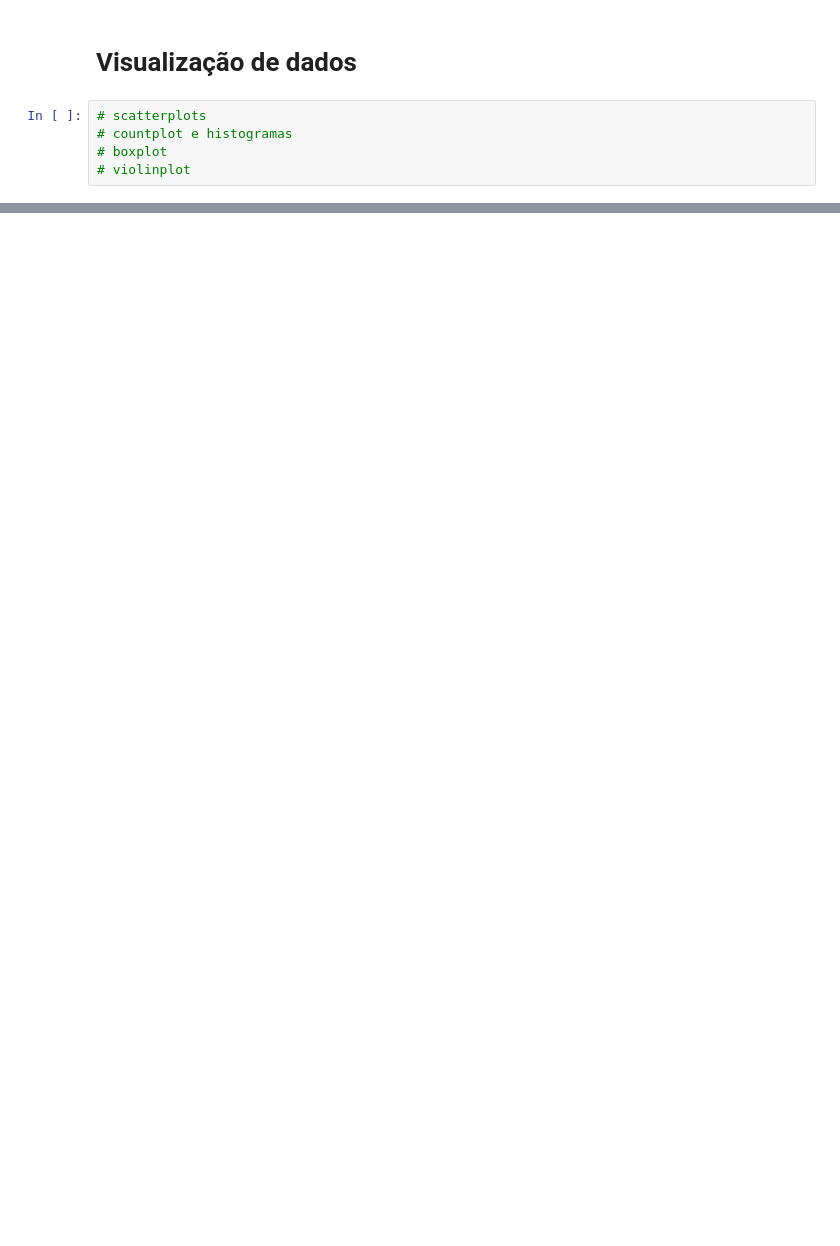
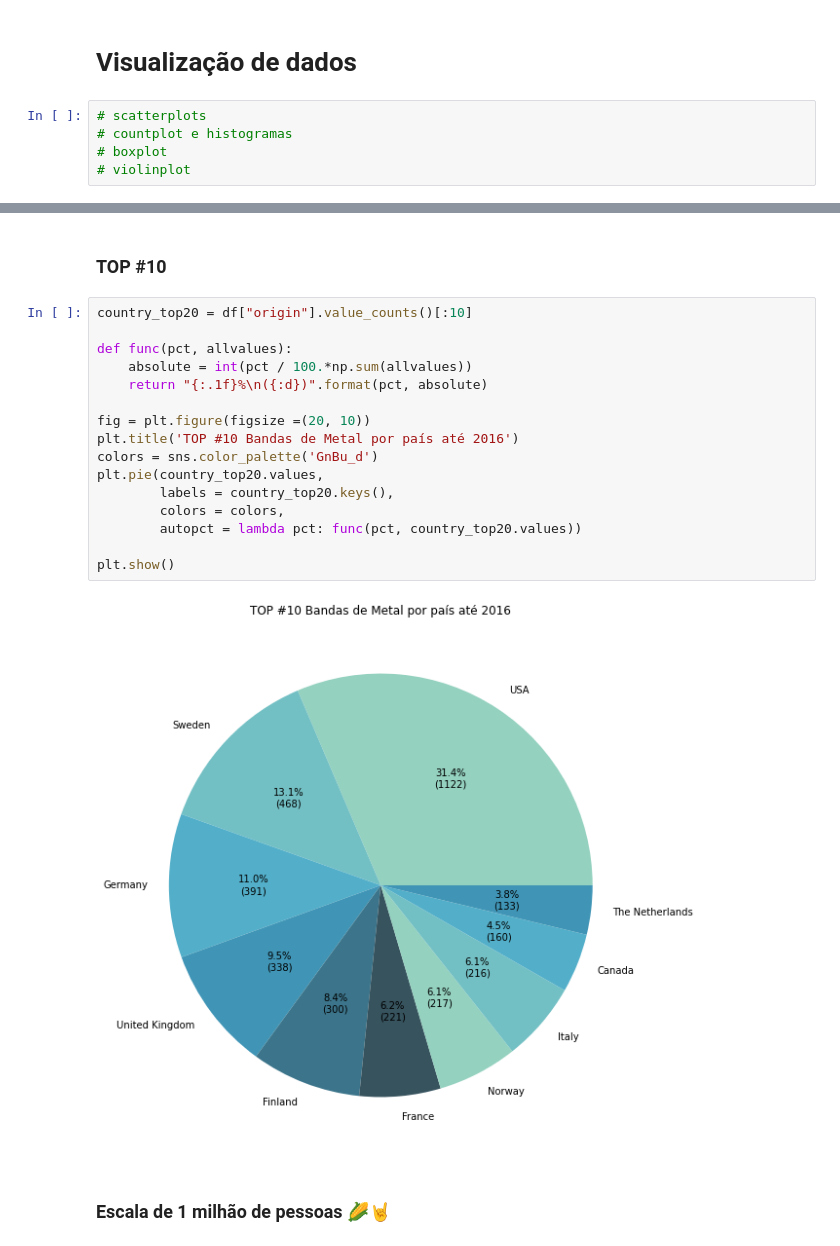
Before and after one commit to otaviokamel/projeto_introducao_analise_de_dados, a Jupyter notebook: Metal_Bands_by_Nation.ipynb, the cells around one changed output, grey strips where cells are left out. Saved outputs shown, nothing was run; the diff lists cells and outputs as text; blank space fills up the shorter version.

```diff
--- a/Metal_Bands_by_Nation.ipynb
+++ b/Metal_Bands_by_Nation.ipynb
@@ -430 +566,23 @@ sns.barplot(data=df_fans_by_country.head(10), x='origin', y='fans');
+# %% [markdown]
+### TOP #10
+# %%
+country_top20 = df["origin"].value_counts()[:10]
+
+def func(pct, allvalues):
+    absolute = int(pct / 100.*np.sum(allvalues))
+    return "{:.1f}%\n({:d})".format(pct, absolute)
+
+fig = plt.figure(figsize =(20, 10))
+plt.title('TOP #10 Bandas de Metal por país até 2016')
+colors = sns.color_palette('GnBu_d')
+plt.pie(country_top20.values,
+        labels = country_top20.keys(),
+        colors = colors,
+        autopct = lambda pct: func(pct, country_top20.values))
+
+plt.show()
+# %% [output]
+[figure, added]
+# %% [markdown]
+### Escala de 1 milhão de pessoas 🌽🤘
 # %%
```
Also changed, not shown: parts of 124 cells of this notebook.
